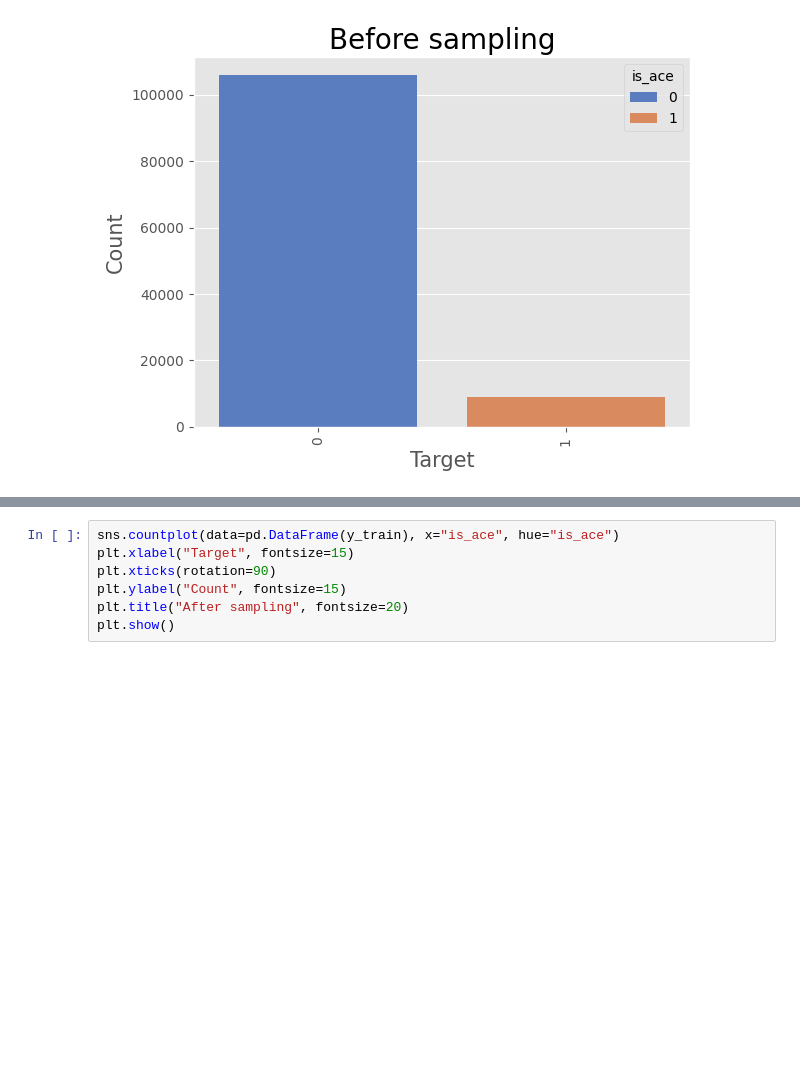
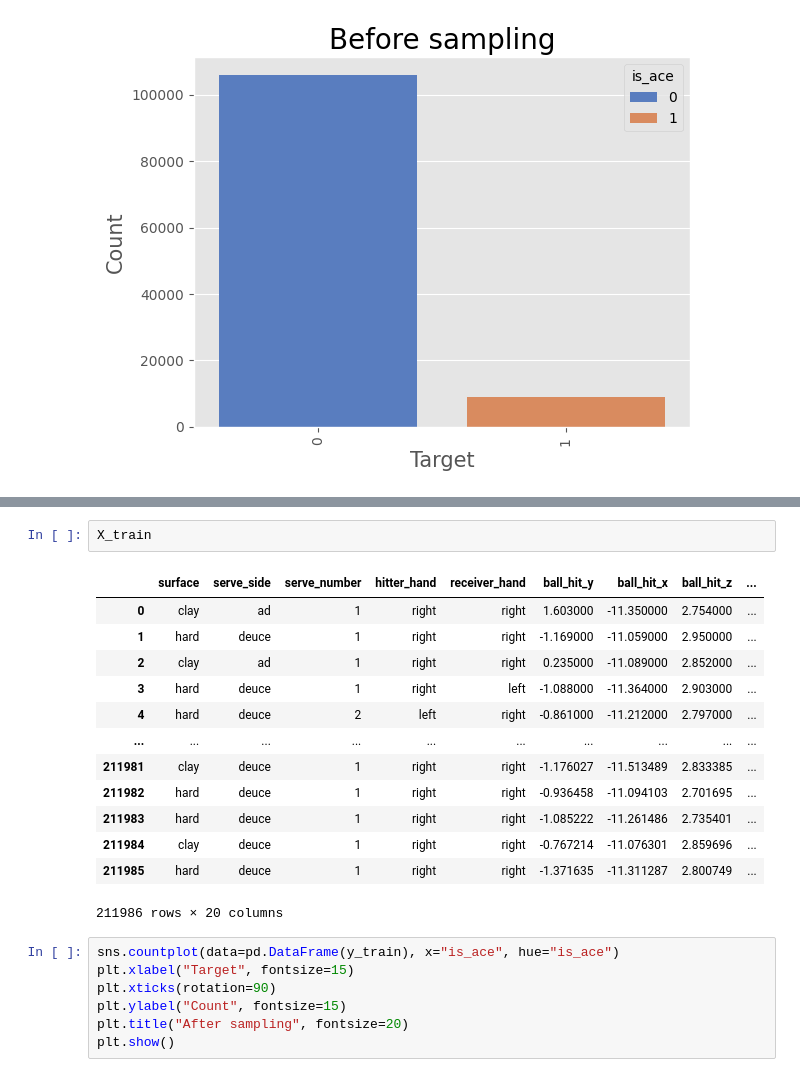
Before and after one commit to apbw-6/Tennis_Ace_Prediction, a Jupyter notebook: 4.Model_Training.ipynb, the cells around one changed output, grey strips where cells are left out. Saved outputs shown, nothing was run; the diff lists cells and outputs as text; blank space fills up the shorter version.

```diff
--- a/4.Model_Training.ipynb
+++ b/4.Model_Training.ipynb
@@ -95,3 +134,19 @@ X_train, y_train = smote.fit_resample(X_train, y_train)
+# %%
+X_train
+# %% [output]
+|  | surface | serve_side | serve_number | hitter_hand | receiver_hand | ball_hit_y | ball_hit_x | ball_hit_z | ... |
+| 0 | clay | ad | 1 | right | right | 1.603000 | -11.350000 | 2.754000 | ... |
+| 1 | hard | deuce | 1 | right | right | -1.169000 | -11.059000 | 2.950000 | ... |
+| 2 | clay | ad | 1 | right | right | 0.235000 | -11.089000 | 2.852000 | ... |
+| 3 | hard | deuce | 1 | right | left | -1.088000 | -11.364000 | 2.903000 | ... |
+| 4 | hard | deuce | 2 | left | right | -0.861000 | -11.212000 | 2.797000 | ... |
+| ... | ... | ... | ... | ... | ... | ... | ... | ... | ... |
+| 211981 | clay | deuce | 1 | right | right | -1.176027 | -11.513489 | 2.833385 | ... |
+| 211982 | hard | deuce | 1 | right | right | -0.936458 | -11.094103 | 2.701695 | ... |
+| 211983 | hard | deuce | 1 | right | right | -1.085222 | -11.261486 | 2.735401 | ... |
+| 211984 | clay | deuce | 1 | right | right | -0.767214 | -11.076301 | 2.859696 | ... |
+| 211985 | hard | deuce | 1 | right | right | -1.371635 | -11.311287 | 2.800749 | ... |
+211986 rows × 20 columns
 # %%
 sns.countplot(data=pd.DataFrame(y_train), x="is_ace", hue="is_ace")
 plt.xlabel("Target", fontsize=15)
```
Also changed, not shown: parts of 29 cells of this notebook, 6 other files.
